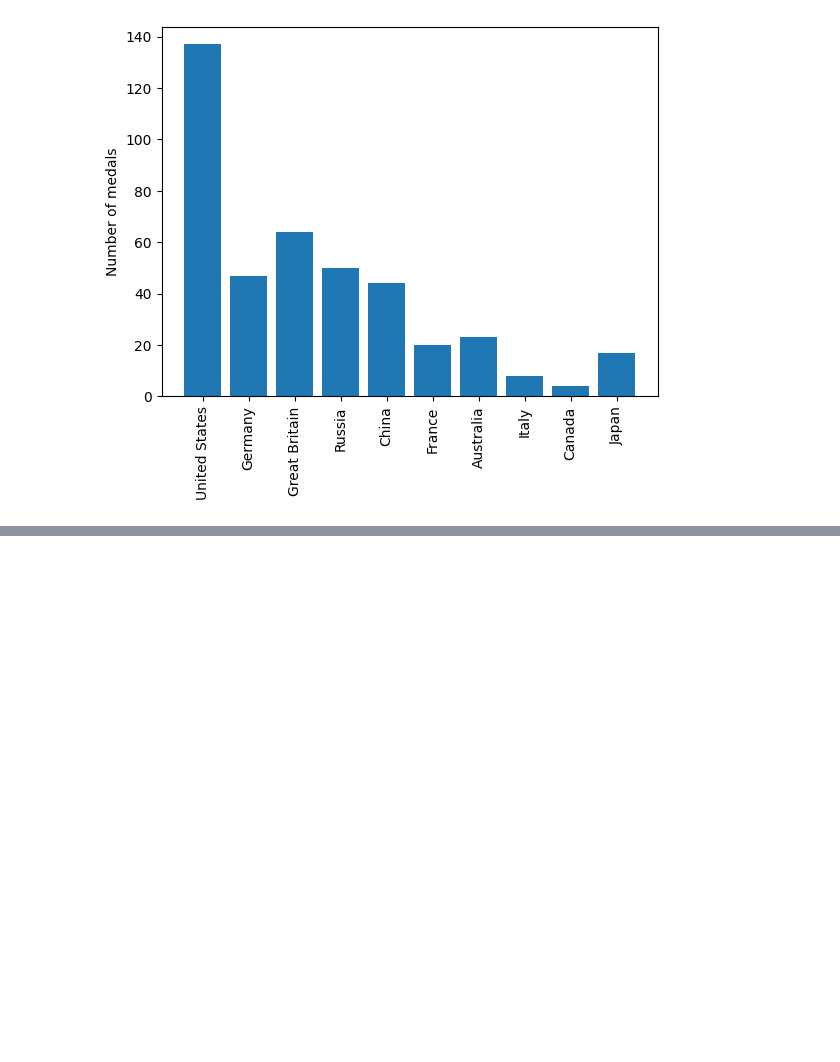
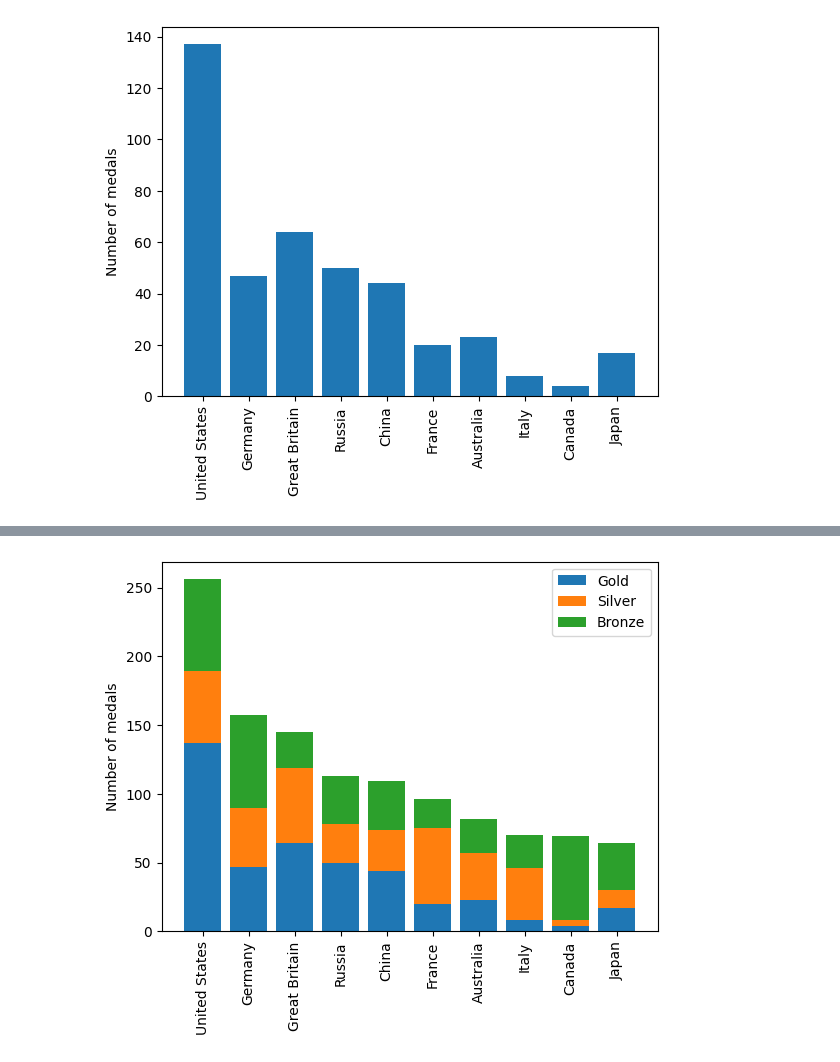
Before and after one commit to yazanhannun/Introduction-to-Data-Visualizations-in-Matplotlib, a Jupyter notebook: 3_ Quantitative comparisons and statistical visualizations.ipynb, the cells around one changed output, grey strips where cells are left out. Cells and saved outputs as stored; diff of their text form; code cells hidden in the pictures; blank space fills up the shorter version.

Commit message:
Quantitative Comparisons/Stacked Bar Charts

```diff
--- a/3_ Quantitative comparisons and statistical visualizations.ipynb
+++ b/3_ Quantitative comparisons and statistical visualizations.ipynb
@@ -37,0 +46,24 @@ plt.show()
+# %%
+fig, ax = plt.subplots()
+
+# Add bars for "Gold" with the label "Gold"
+ax.bar(medals.index, medals['Gold'], label='Gold')
+
+# Stack bars for "Silver" on top with label "Silver"
+ax.bar(medals.index, medals['Silver'], bottom= medals['Gold'],label='Silver')
+
+# Stack bars for "Bronze" on top of that with label "Bronze"
+ax.bar(medals.index, medals['Bronze'], bottom=medals['Silver'] + medals['Gold'], label='Bronze')
+
+# Set the x-axis tick labels to the country names
+ax.set_xticklabels(medals.index, rotation=90)
+
+# Set the y-axis label
+ax.set_ylabel("Number of medals")
+
+# Display the legend
+ax.legend()
+
+plt.show()
+# %% [output]
+[figure, added]
```
Also changed, not shown: parts of 1 cell of this notebook.
